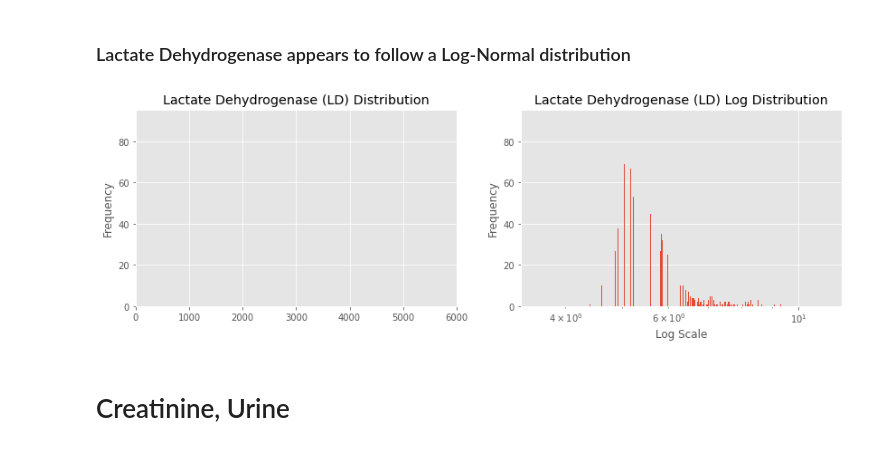
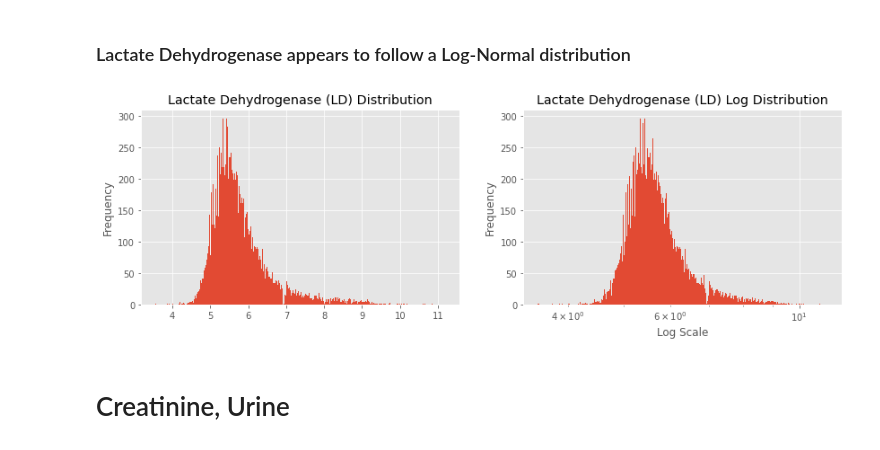
Before and after one commit to RJBeetel3/icu-data-exploration, a Jupyter notebook: icu_mortality_prediction/icu_mortality_prediction/notebooks/LABEVENTS_FIRST24.ipynb, the cells around one changed output. Drawn from its saved outputs; the diff is of its cells as text; code cells hidden in the pictures.

```diff
--- a/icu_mortality_prediction/icu_mortality_prediction/notebooks/LABEVENTS_FIRST24.ipynb
+++ b/icu_mortality_prediction/icu_mortality_prediction/notebooks/LABEVENTS_FIRST24.ipynb
@@ -487,11 +487,11 @@ lab_events_data_df = log_transform_lab_values(lab_events_data_df,
 # %%
 # Visualize raw values on normal and log scale
 ld_values_series = generate_lab_value_series(lab_events_data_df,
                                              'Lactate Dehydrogenase (LD)')
 
-visualize_lab_value_distribution(ld_values_series, [0,6000], bins=10000)
+visualize_lab_value_distribution(ld_values_series)
 # %% [output]
-[figure, old version]
+[figure, new version]
 # %%
 ld_frequency_counts_series = generate_histogram_frequency_counts(ld_values_series, bins=100)
 
```
Also changed, not shown: parts of 40 cells of this notebook.
